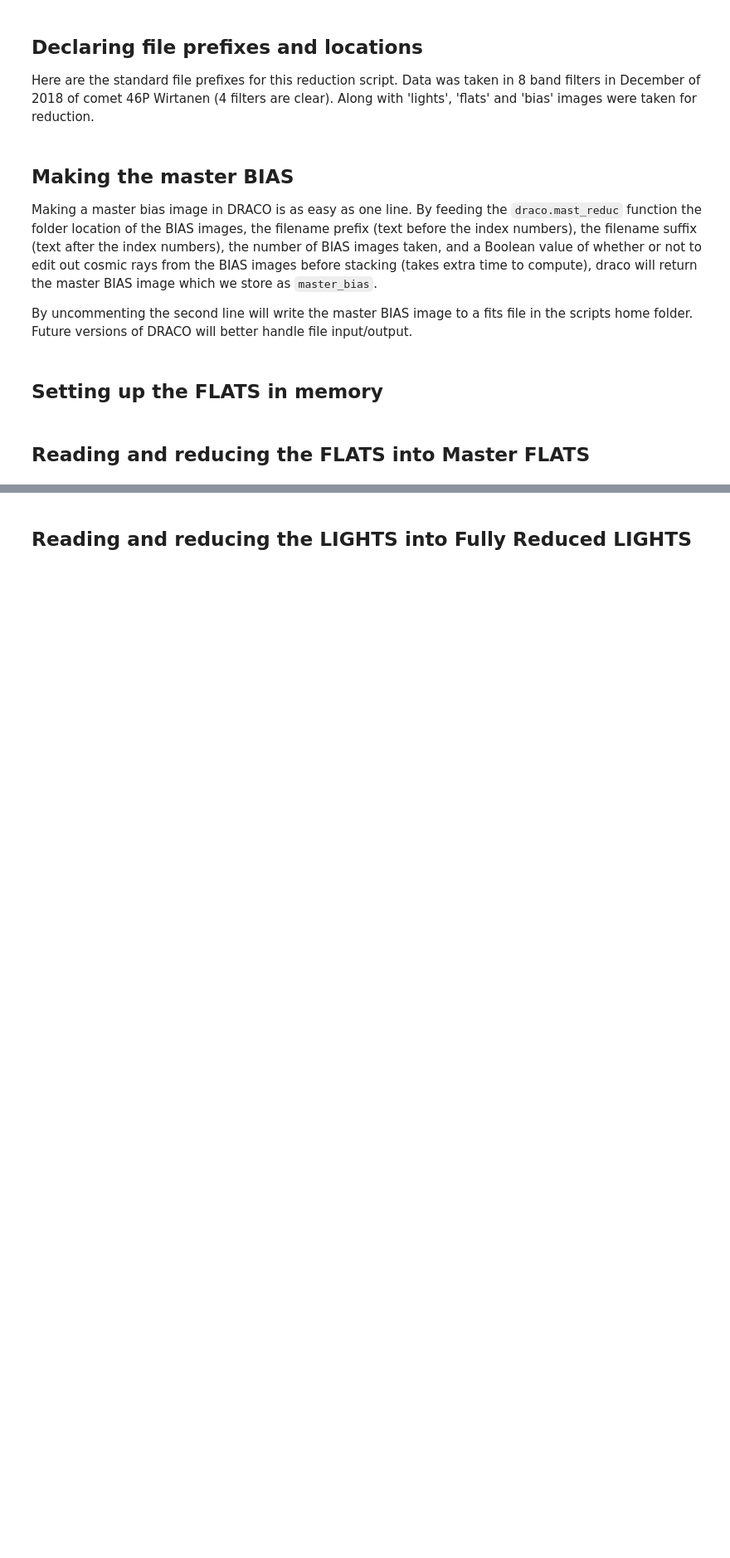
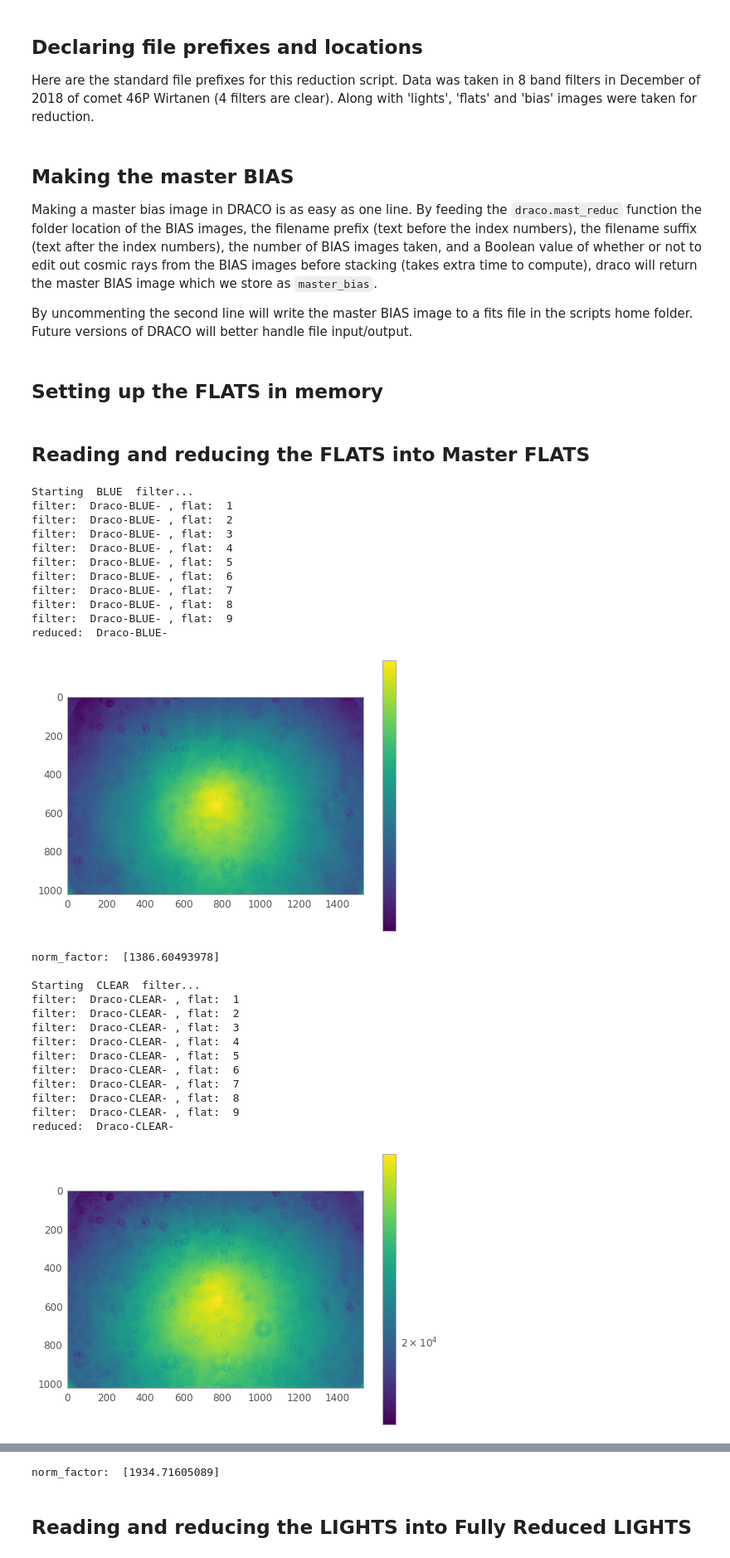
Before and after one commit to Mucephie/DORADO, a Jupyter notebook: im_reduc.ipynb, the cells around one changed output, grey strips where cells are left out. Shown at 83% size. Drawn from its saved outputs; the diff is of its cells as text; code cells hidden in the pictures; blank space fills up the shorter version.

Commit message:
Did work on comparing draco results to IRAF

```diff
--- a/im_reduc.ipynb
+++ b/im_reduc.ipynb
@@ -50,9 +52,36 @@ master_i_Flat = []
 ## Reading and reducing the FLATS into Master FLATS
 # %%
 for i in range(len(reduc_filters)):
-    print('Starting ', reduc_filters[i], ' filter...')
+    print('\nStarting ', reduc_filters[i], ' filter...')
     flat_i = draco.mast_flat(file_path + 'Flats/' + reduc_filters[i] + '/', im_prefix + reduc_filters[i] + '-', FLAT_suffix, 10, False, master_bias)
     #flat_i = draco.imarith(flat_i, '-', master_bias)
-    #flat_i = draco.norm_flat(np.array(flat_i.data))
+    flat_i = draco.norm_flat(np.array(flat_i.data))
     master_i_Flat.append(flat_i)
     #fits.writeto('master_' + reduc_filters[i] + '_Flat.fits', master_i_Flat[i])
+# %% [output]
+Starting  BLUE  filter...
+filter:  Draco-BLUE- , flat:  1
+filter:  Draco-BLUE- , flat:  2
+filter:  Draco-BLUE- , flat:  3
+filter:  Draco-BLUE- , flat:  4
+filter:  Draco-BLUE- , flat:  5
+filter:  Draco-BLUE- , flat:  6
+filter:  Draco-BLUE- , flat:  7
+filter:  Draco-BLUE- , flat:  8
+filter:  Draco-BLUE- , flat:  9
+reduced:  Draco-BLUE-
+[figure, added]
+norm_factor:  [1386.60493978]
+
+Starting  CLEAR  filter...
+filter:  Draco-CLEAR- , flat:  1
+filter:  Draco-CLEAR- , flat:  2
+filter:  Draco-CLEAR- , flat:  3
+filter:  Draco-CLEAR- , flat:  4
+filter:  Draco-CLEAR- , flat:  5
+filter:  Draco-CLEAR- , flat:  6
+filter:  Draco-CLEAR- , flat:  7
+filter:  Draco-CLEAR- , flat:  8
+filter:  Draco-CLEAR- , flat:  9
+reduced:  Draco-CLEAR-
+[figure, added]
@@ -59,3 +130,4 @@ for i in range(len(reduc_filters)):
+norm_factor:  [1934.71605089]
 # %% [markdown]
 ## Reading and reducing the LIGHTS into Fully Reduced LIGHTS
 # %%
```
Also changed, not shown: parts of 6 cells of this notebook.
